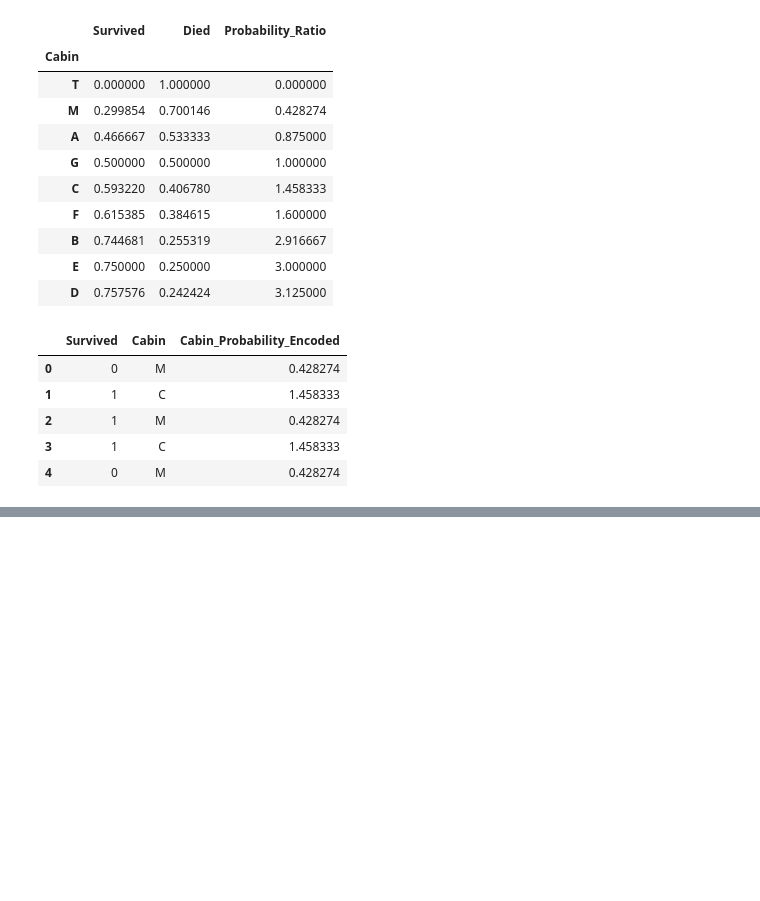
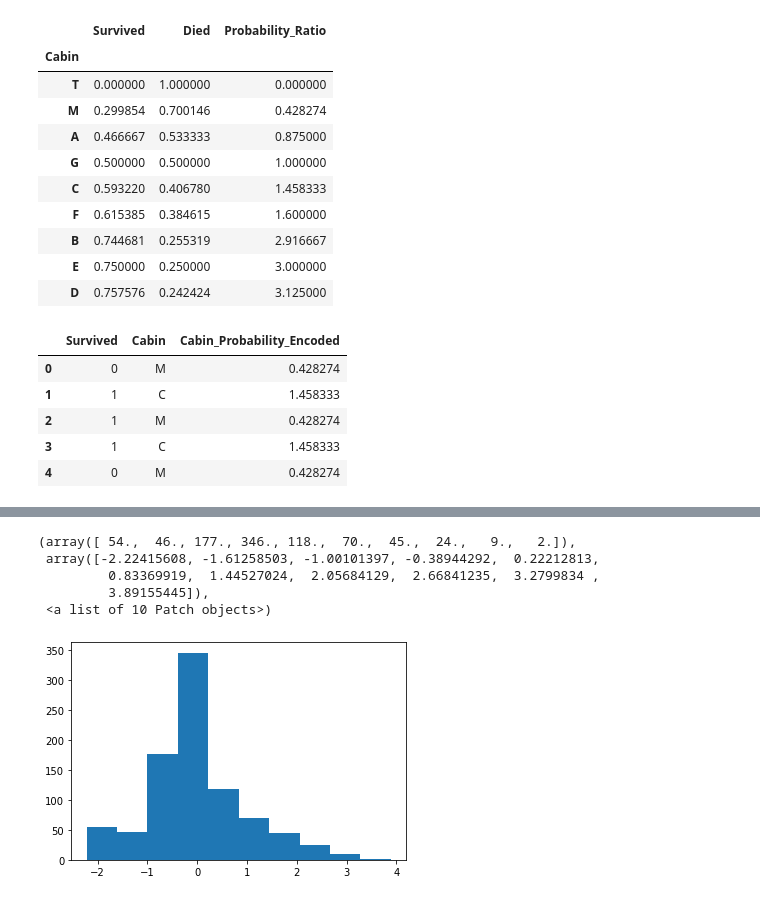
Before and after one commit to itsvivekghosh/10Days_of_FeatureEngineering, a Jupyter notebook: FE_Day5 - Normalization and Standardization.ipynb, the cells around one changed output, grey strips where cells are left out. Cells and saved outputs as stored; diff of their text form; code cells hidden in the pictures; blank space fills up the shorter version.

```diff
--- a/FE_Day5 - Normalization and Standardization.ipynb
+++ b/FE_Day5 - Normalization and Standardization.ipynb
@@ -165,0 +247,9 @@ df.head()
+# %%
+plt.hist(df_scaled[:,2], bins=10)
+# %% [output]
+(array([ 54.,  46., 177., 346., 118.,  70.,  45.,  24.,   9.,   2.]),
+ array([-2.22415608, -1.61258503, -1.00101397, -0.38944292,  0.22212813,
+         0.83369919,  1.44527024,  2.05684129,  2.66841235,  3.2799834 ,
+         3.89155445]),
+ <a list of 10 Patch objects>)
+[figure, added]
```
Also changed, not shown: parts of 44 cells of this notebook.
